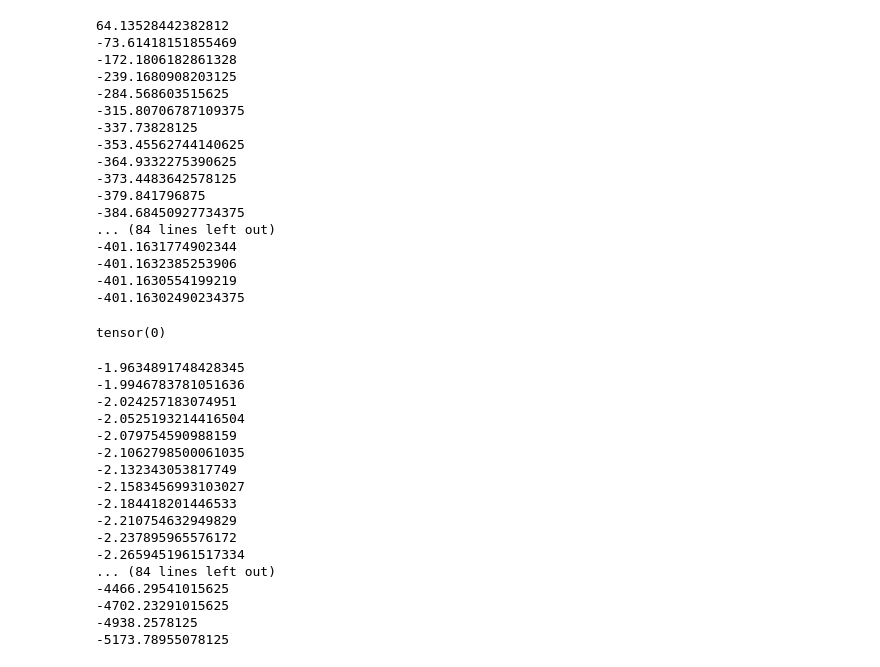
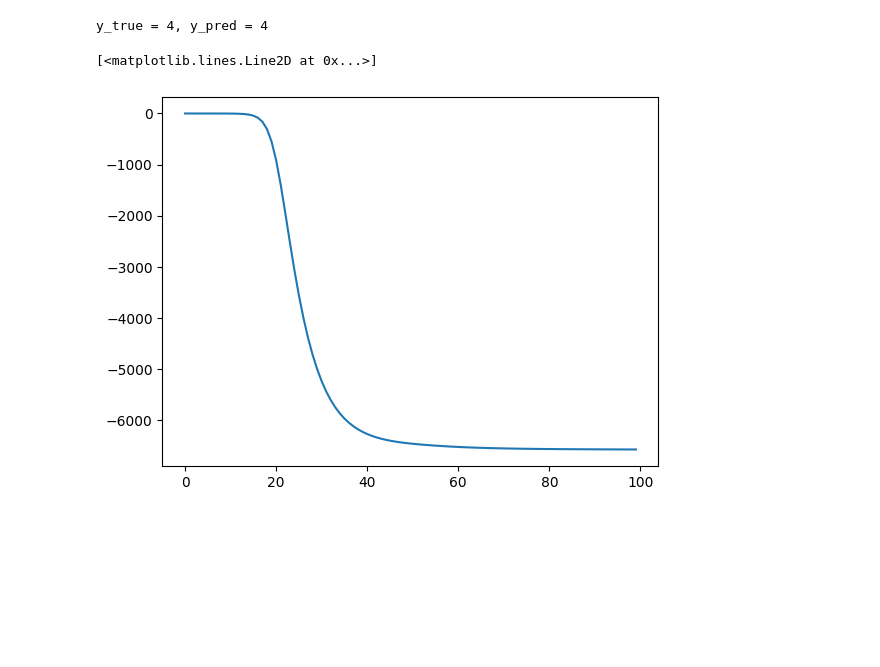
Before and after one commit to thomasjgrady/torch-ham, a Jupyter notebook: mnist.ipynb, the cells around one changed output. Cells and saved outputs as stored; diff of their text form; code cells hidden in the pictures; blank space fills up the shorter version.

```diff
--- a/mnist.ipynb
+++ b/mnist.ipynb
@@ -91,60 +107,25 @@ torch.Size([1, 28, 28])
+# %%
+activations = model.neuron_activations(states)
+probs = activations['label']
+y_pred = torch.argmax(probs.flatten())
+print(f'y_true = {y.item()}, y_pred = {y_pred.item()}')
+# %% [output]
+y_true = 4, y_pred = 4
 # %%
 states = model.init_states(n_batch=1, device=device, dtype=dtype, requires_grad=True)
-states['input'] = x.view(1, -1).to(device=device, dtype=dtype).requires_grad_(True)
+states['label'] = F.one_hot(torch.tensor(0), num_classes=10).view(1, -1).to(device=device, dtype=dtype).requires_grad_(True)
 
-for t in range(100):
+dt = 0.01
+nt = 100
+energies = []
+for t in range(nt):
     activations = model.neuron_activations(states)
-    updates, energy = model.updates(states, activations, pin={'input'}, return_energy=True)
-    states = model.step(states, updates, dt=0.01)
-    print(energy.item())
+    updates, energy = model.updates(states, activations, return_energy=True)
+    energies.append(energy.item())
+    states = model.step(states, updates, dt)
+
+plt.plot(energies)
 # %% [output]
-64.13528442382812
--73.61418151855469
--172.1806182861328
--239.1680908203125
--284.568603515625
--315.80706787109375
--337.73828125
--353.45562744140625
--364.9332275390625
--373.4483642578125
--379.841796875
--384.68450927734375
-... (84 lines left out)
--401.1631774902344
--401.1632385253906
--401.1630554199219
--401.16302490234375
+[<matplotlib.lines.Line2D at 0x...>]
+[figure, added]
-# %%
-activations = model.neuron_activations(states)
-print(torch.argmax(activations['label'].flatten()))
-# %% [output]
-tensor(0)
-# %%
-states = model.init_states(n_batch=1, device=device, dtype=dtype, requires_grad=True)
-states['label'] = F.one_hot(torch.tensor(3), num_classes=n_classes).to(device=device, dtype=dtype).view(1, -1).requires_grad_(True)
-
-for t in range(100):
-    activations = model.neuron_activations(states)
-    updates, energy = model.updates(states, activations, pin={'label'}, return_energy=True)
-    states = model.step(states, updates, dt=0.001)
-    print(energy.item())
-# %% [output]
--1.9634891748428345
--1.9946783781051636
--2.024257183074951
--2.0525193214416504
--2.079754590988159
--2.1062798500061035
--2.132343053817749
--2.1583456993103027
--2.184418201446533
--2.210754632949829
--2.237895965576172
--2.2659451961517334
-... (84 lines left out)
--4466.29541015625
--4702.23291015625
--4938.2578125
--5173.78955078125
 # %%
```
Also changed, not shown: parts of 9 cells of this notebook, 3 other files.
